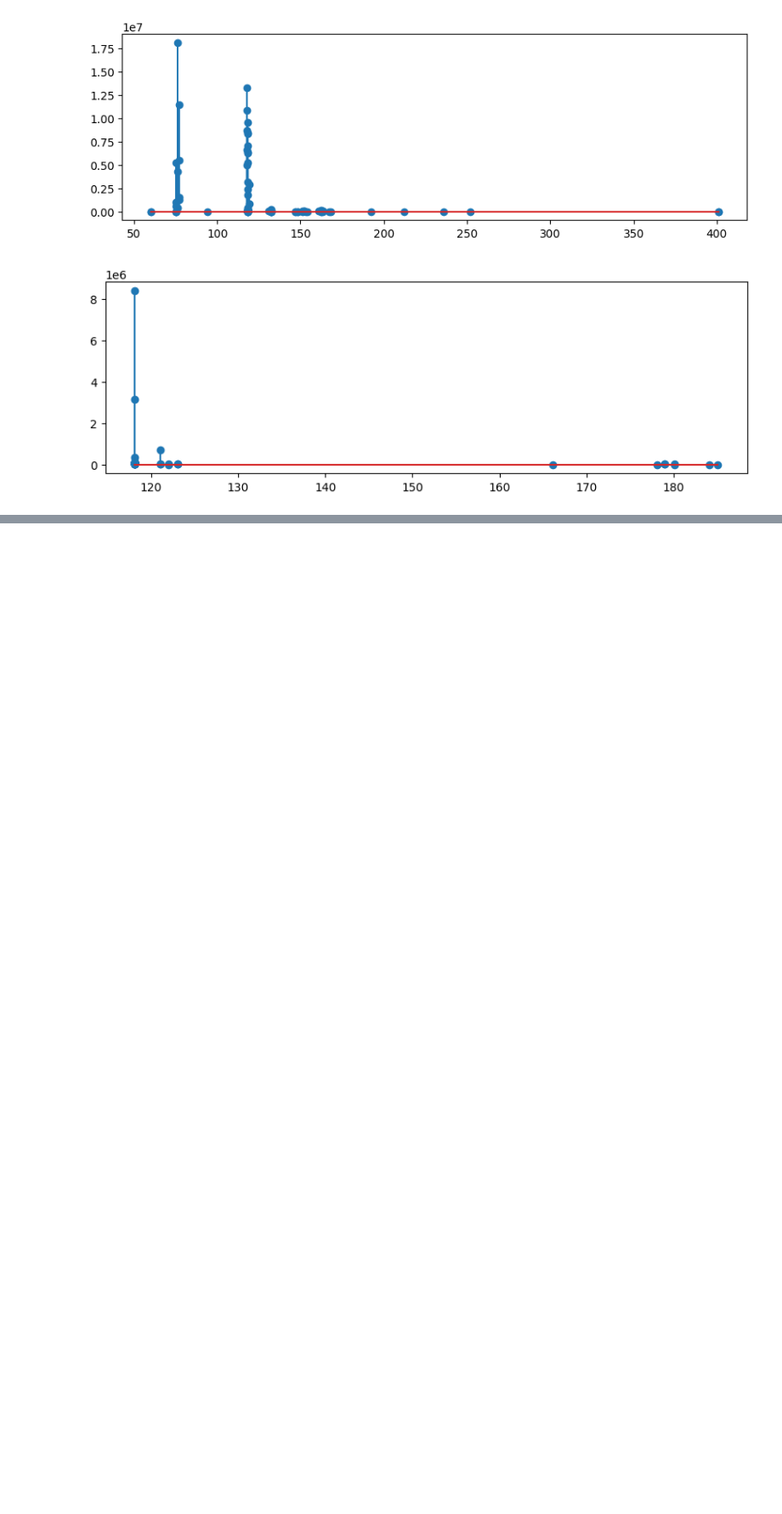
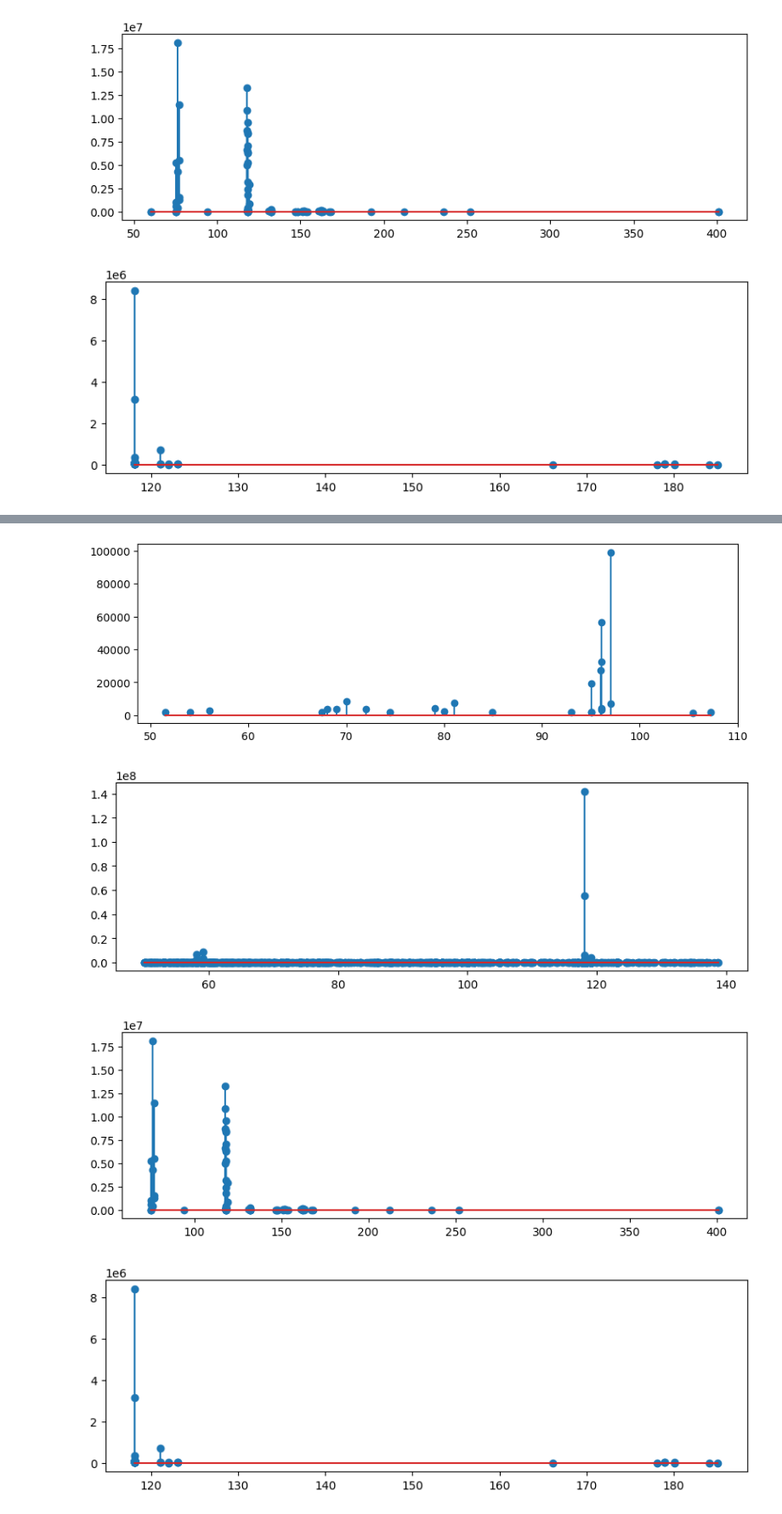
Before and after one commit to wkumler/mzsql, a Jupyter notebook: demo_notebooks/MS2_all.ipynb, the cells around one changed output, grey strips where cells are left out. Shown at 85% size. Drawn from its saved outputs; the diff is of its cells as text; code cells hidden in the pictures; blank space fills up the shorter version.

```diff
--- a/demo_notebooks/MS2_all.ipynb
+++ b/demo_notebooks/MS2_all.ipynb
@@ -358,0 +452,28 @@ plt.show()
+# %%
+def get_MS2nloss_mzdb(mzdb_file, neutral_loss, ppm_acc):
+    connection = sqlite3.connect(mzdb_file)
+    spec_bb_query = "SELECT bb_first_spectrum_id, precursor_list FROM spectrum WHERE ms_level = 2"
+    spectrum_metadata = pd.read_sql(spec_bb_query, connection)
+    ms2_query = '''
+    SELECT data, precursor_list
+    FROM bounding_box, spectrum
+    WHERE ms_level = 2
+    AND bounding_box.first_spectrum_id = spectrum.id
+    '''
+    ms2_bbs = pd.read_sql(ms2_query, connection)
+    mzmin, mzmax = pmppm(neutral_loss, ppm_acc)
+    scan_dfs = []
+    premz_vals = np.array([parse_mzDB_premz_string(x) for x in ms2_bbs["precursor_list"]])
+    for index, bb_data in enumerate(ms2_bbs["data"]):
+        scan_data = unpack_raw_bb(bb_data)
+        bet_idxs = (mzmin < premz_vals[index]-scan_data["mz"]) & (premz_vals[index]-scan_data["mz"] < mzmax)
+        frag_data = scan_data[bet_idxs].copy()
+        frag_data.columns = ["fragmz", "int", "scan_id"]
+        frag_data["premz"] = premz_vals[index]
+        scan_dfs.append(frag_data)
+    spectrum_data = pd.concat(scan_dfs)
+    return(spectrum_data)
+
+spectrum_data = get_MS2nloss_mzdb(mzdb_file, neutral_loss, ppm_acc)
+plt.stem(spectrum_data["premz"], spectrum_data["int"])
+plt.show()
@@ -358,0 +482,21 @@ plt.show()
+# %%
+spectrum_data = get_MS2scan_mzdb(mzdb_file, spectrum_idx)
+plt.stem(spectrum_data["fragmz"], spectrum_data["int"])
+plt.show()
+
+spectrum_data = get_MS2premz_mzdb(mzdb_file, precursor_mz, ppm_acc)
+plt.stem(spectrum_data["fragmz"], spectrum_data["int"])
+plt.show()
+
+spectrum_data = get_MS2fragmz_mzdb(mzdb_file, fragment_mz, ppm_acc)
+plt.stem(spectrum_data["premz"], spectrum_data["int"])
+plt.show()
+
+spectrum_data = get_MS2nloss_mzdb(mzdb_file, neutral_loss, ppm_acc)
+plt.stem(spectrum_data["premz"], spectrum_data["int"])
+plt.show()
+# %% [output]
+[figure, added]
+[figure, added]
+[figure, added]
+[figure, added]
```
Also changed, not shown: parts of 8 cells of this notebook, 1 other file.
